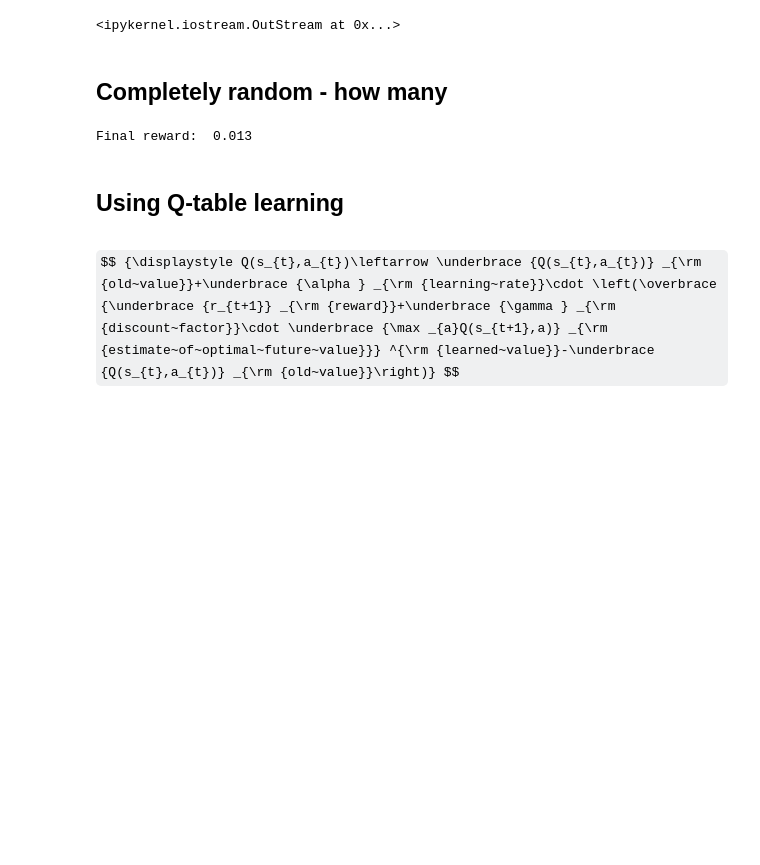
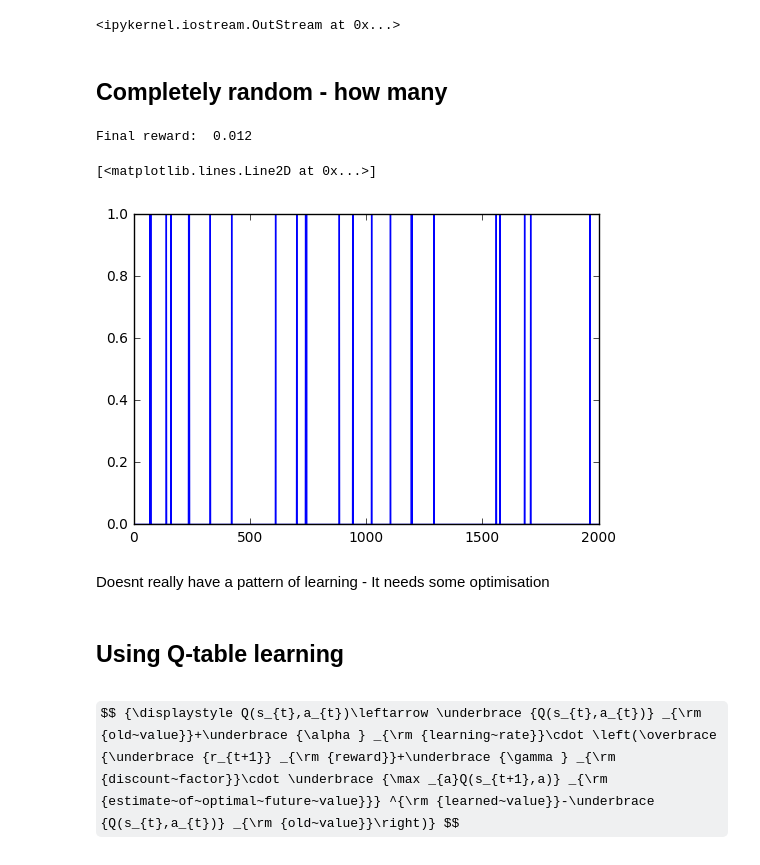
Before and after one commit to andrewpatt24/openai, a Jupyter notebook: FrozenLake-v0.ipynb, the cells around one changed output. Saved outputs shown, nothing was run; the diff lists cells and outputs as text; code cells hidden in the pictures; some formulas as TeX source; blank space fills up the shorter version.

```diff
--- a/FrozenLake-v0.ipynb
+++ b/FrozenLake-v0.ipynb
@@ -24,7 +30,7 @@ HFFG
 # %%
 reward_list = []
 
-for a in range(10000):
+for a in range(2000):
     curr_state = env.reset()
     for t in range(100):
 
@@ -43,7 +49,14 @@ for a in range(10000):
 
 print 'Final reward: ', sum(reward_list)/len(reward_list)
 # %% [output]
-Final reward:  0.013
+Final reward:  0.012
+# %%
+plt.plot(reward_list)
+# %% [output]
+[<matplotlib.lines.Line2D at 0x...>]
+[figure, added]
+# %% [markdown]
+Doesnt really have a pattern of learning - It needs some optimisation
 # %% [markdown]
 ## Using Q-table learning
 # %% [markdown]
```
Also changed, not shown: parts of 10 cells of this notebook.
